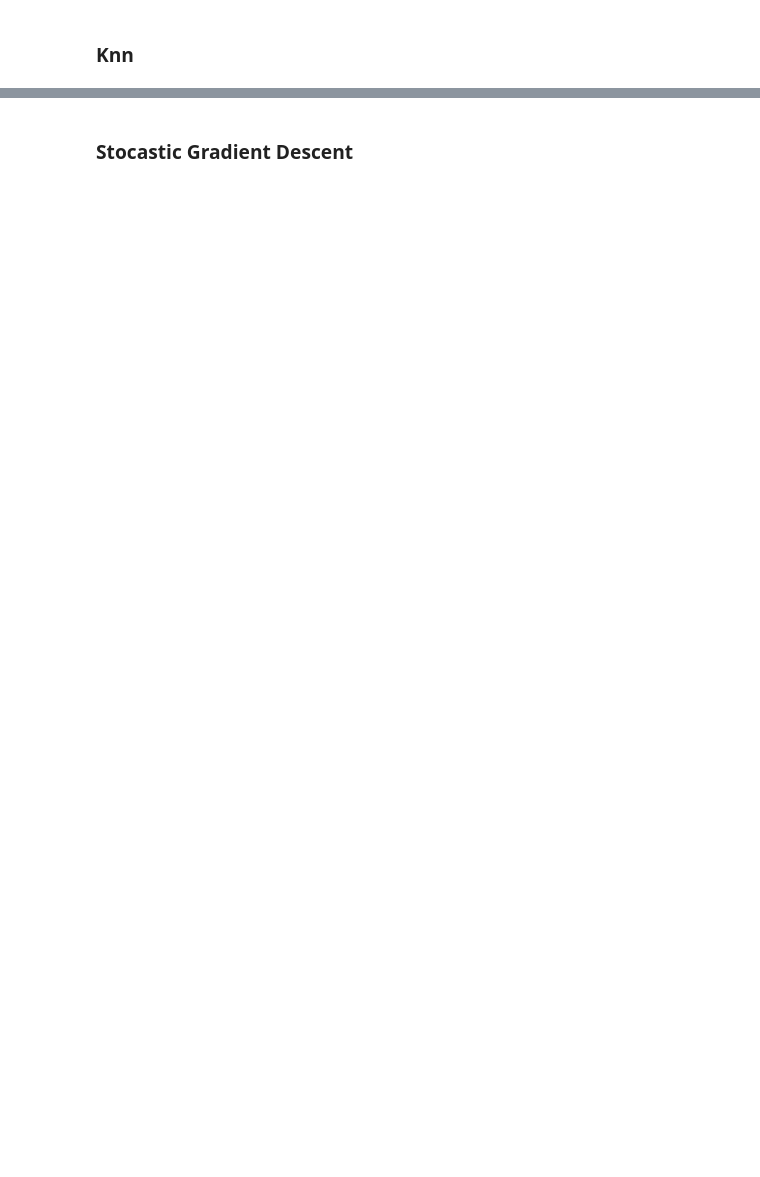
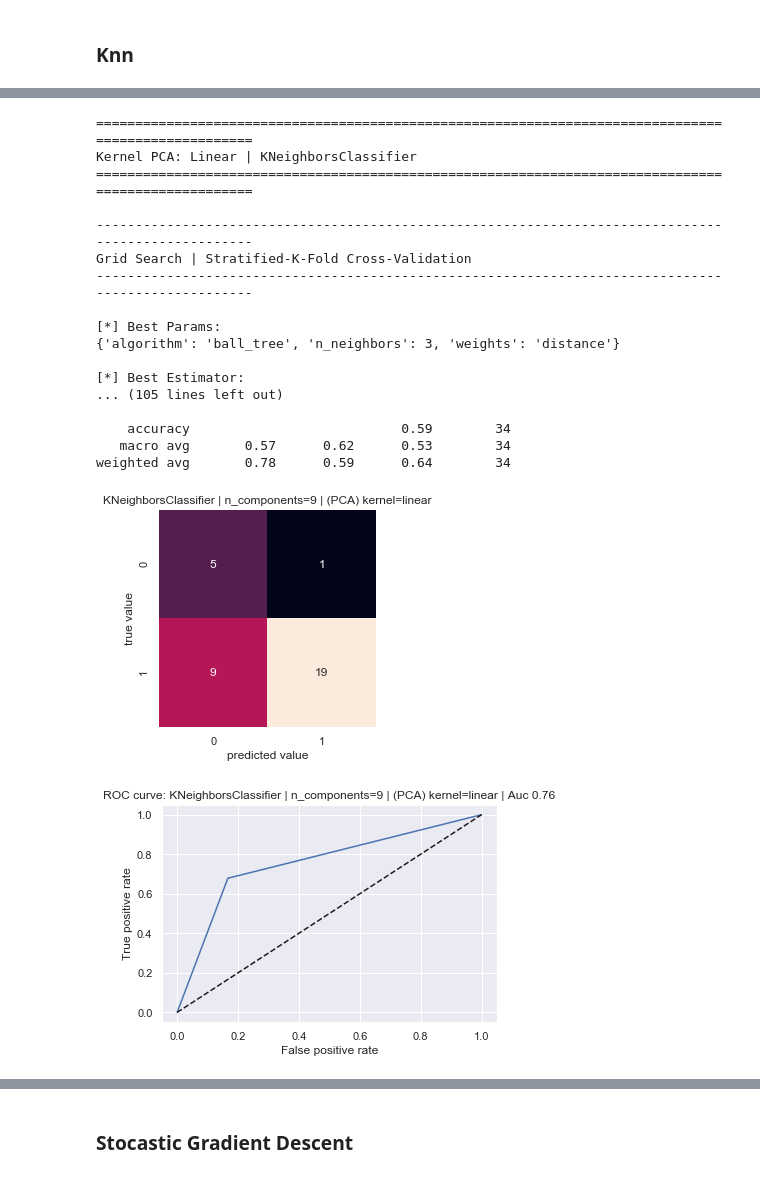
Before and after one commit to franec94/Pittsburgh-Bridge-Dataset, a Jupyter notebook: pittsburgh-bridges-data-set-analysis/Data Space Report (Official).ipynb, the cells around one changed output, grey strips where cells are left out. Saved outputs shown, nothing was run; the diff lists cells and outputs as text; code cells hidden in the pictures; blank space fills up the shorter version.

```diff
--- a/pittsburgh-bridges-data-set-analysis/Data Space Report (Official).ipynb
+++ b/pittsburgh-bridges-data-set-analysis/Data Space Report (Official).ipynb
@@ -547,12 +814,32 @@ print(df_auc_gs)
 # %%
 plot_dest = os.path.join("figures", "n_comp_9_analysis", "grid_search")
 X = rescaledX
 
 df_gs, df_auc_gs = grid_search_all_by_n_components(
     estimators_list=estimators_list[pos_gs+1], \
     param_grids=param_grids[pos_gs],
     estimators_names=estimators_names[pos_gs+1], \
     X=X, y=y,
     n_components=9,
     random_state=0, show_plots=False, show_errors=False, verbose=1, plot_dest=plot_dest, debug_var=False)
-df_9, df_9_auc = df.concat([df_9, df_gs], axis=0), df.concat([df_9, df_auc_gs], axis=0)
+df_9, df_9_auc = pd.concat([df_9, df_gs], axis=0), pd.concat([df_9, df_auc_gs], axis=0)
+# %% [output]
+====================================================================================================
+Kernel PCA: Linear | KNeighborsClassifier
+====================================================================================================
+
+----------------------------------------------------------------------------------------------------
+Grid Search | Stratified-K-Fold Cross-Validation
+----------------------------------------------------------------------------------------------------
+
+[*] Best Params:
+{'algorithm': 'ball_tree', 'n_neighbors': 3, 'weights': 'distance'}
+
+[*] Best Estimator:
+... (105 lines left out)
+
+    accuracy                           0.59        34
+   macro avg       0.57      0.62      0.53        34
+weighted avg       0.78      0.59      0.64        34
+[figure, added]
+[figure, added]
```
Also changed, not shown: parts of 46 cells of this notebook, 20 other files.
